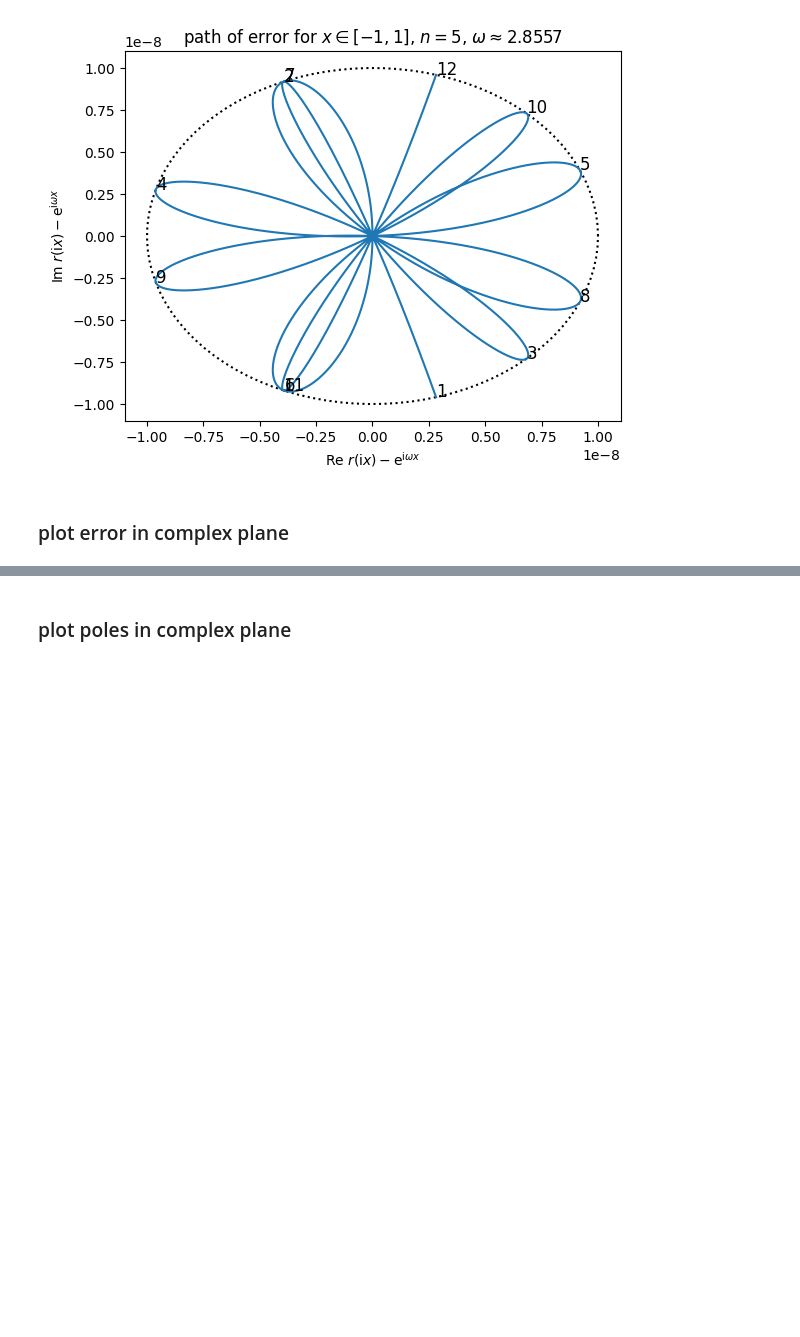
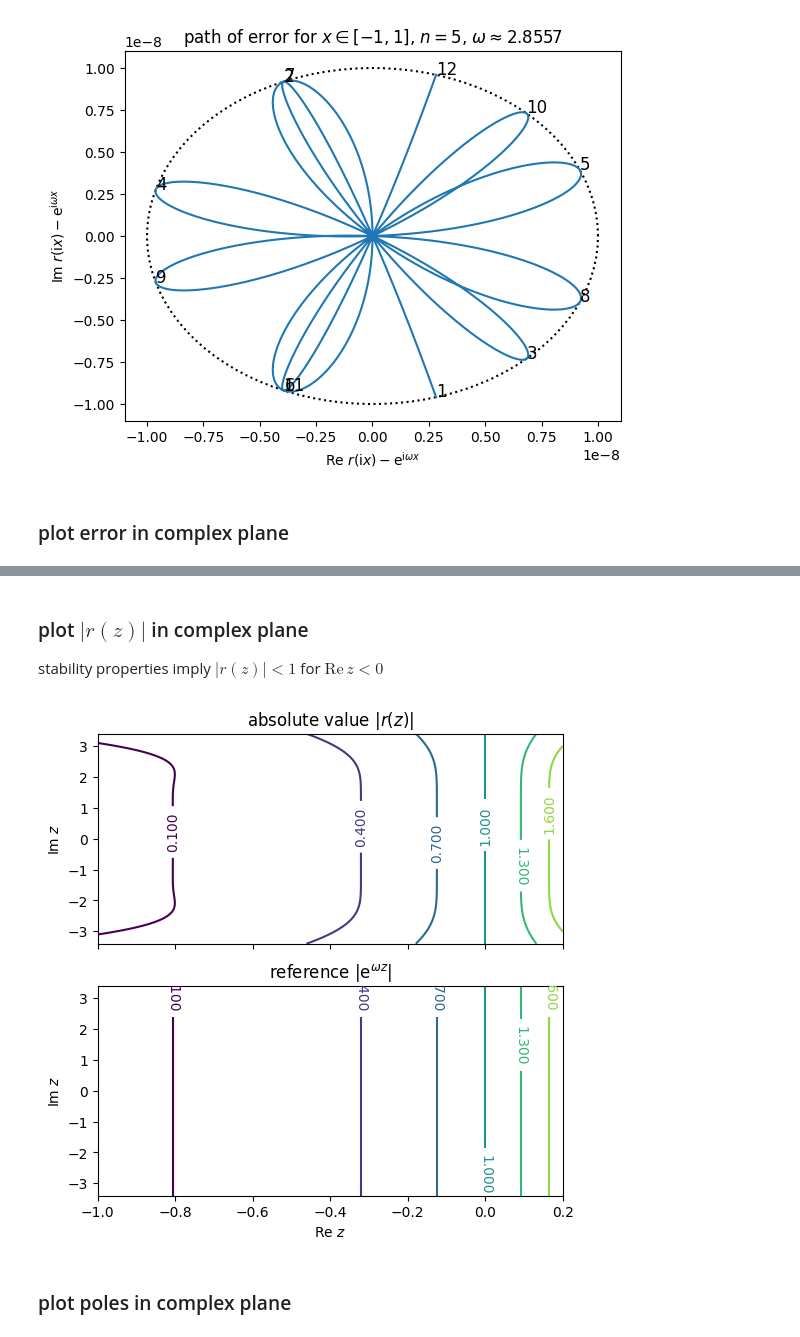
Before and after one commit to newbisi/rexpi, a Jupyter notebook: examples/ex0_basicruns.ipynb, the cells around one changed output, grey strips where cells are left out. Saved outputs shown, nothing was run; the diff lists cells and outputs as text; code cells hidden in the pictures; blank space fills up the shorter version.

```diff
--- a/examples/ex0_basicruns.ipynb
+++ b/examples/ex0_basicruns.ipynb
@@ -104,3 +104,50 @@ plt.title("approximation error $\log_{10}|r(z)-\mathrm{e}^{\omega z}|$, $n=%d$,
+# %% [markdown]
+### plot $|r(z)|$ in complex plane
+stability properties imply $|r(z)|<1$ for $\text{Re}\,z < 0$
+# %%
+nim=800
+nre=300
+ximag = np.linspace(-3.4, 3.4, nim)
+xreal = np.linspace(-1.0, 0.2, nre)
+X, Y = np.meshgrid(xreal, ximag)
+zall = (X+1j*Y).flatten()
+
+# evaluate in barycentric rational form
+rz = r(zall)
+absvec = abs(rz)
+Zabsbary = np.reshape(absvec,(nim,nre))
+
+# reference
+absvec = abs(np.exp(w*zall))
+Zabsref = np.reshape(absvec,(nim,nre))
+
+
+tagslist = list(np.linspace(0.1,1.9,7))
+fig, (ax1,ax2) = plt.subplots(2,1,figsize=(6, 6))
+
+ax1.title.set_text('absolute value $|r(z)|$')
+reftol = int(np.log10(tol))-1
+CS = ax1.contour(X, Y, (Zabsbary), levels=tagslist)
+ax1.clabel(CS, inline=1, fontsize=10)
+ax1.set_ylabel("Im $z$")
+ax1.axes.xaxis.set_ticklabels([])
+
+ax2.title.set_text('reference $|\mathrm{e}^{\omega z}|$')
+CS = plt.contour(X, Y, (Zabsref), levels=tagslist)
+ax2.clabel(CS, inline=1, fontsize=10)
+ax2.set_ylabel("Im $z$")
+ax2.set_xlabel("Re $z$");
+
+
+#plt.title("approximation error $\log_{10}|r(z)-\mathrm{e}^{\omega z}|$, $n=%d$, $\omega\\approx %.4f$"%(n,w));
+
+import tikzplotlib
+figname = "errinC"
+figscaling = 1.3
+tikzheight, tikzwidth = figscaling*6, figscaling*8
+tikzplotlib.save(figname+".tex", axis_height='{:.2f}cm'.format(tikzheight), axis_width = '{:.2f}cm'.format(tikzwidth))
+# %% [output]
+[figure, added]
 # %% [markdown]
 ### plot poles in complex plane
 # %%
```
Also changed, not shown: parts of 1 cell of this notebook, 3 other files.
